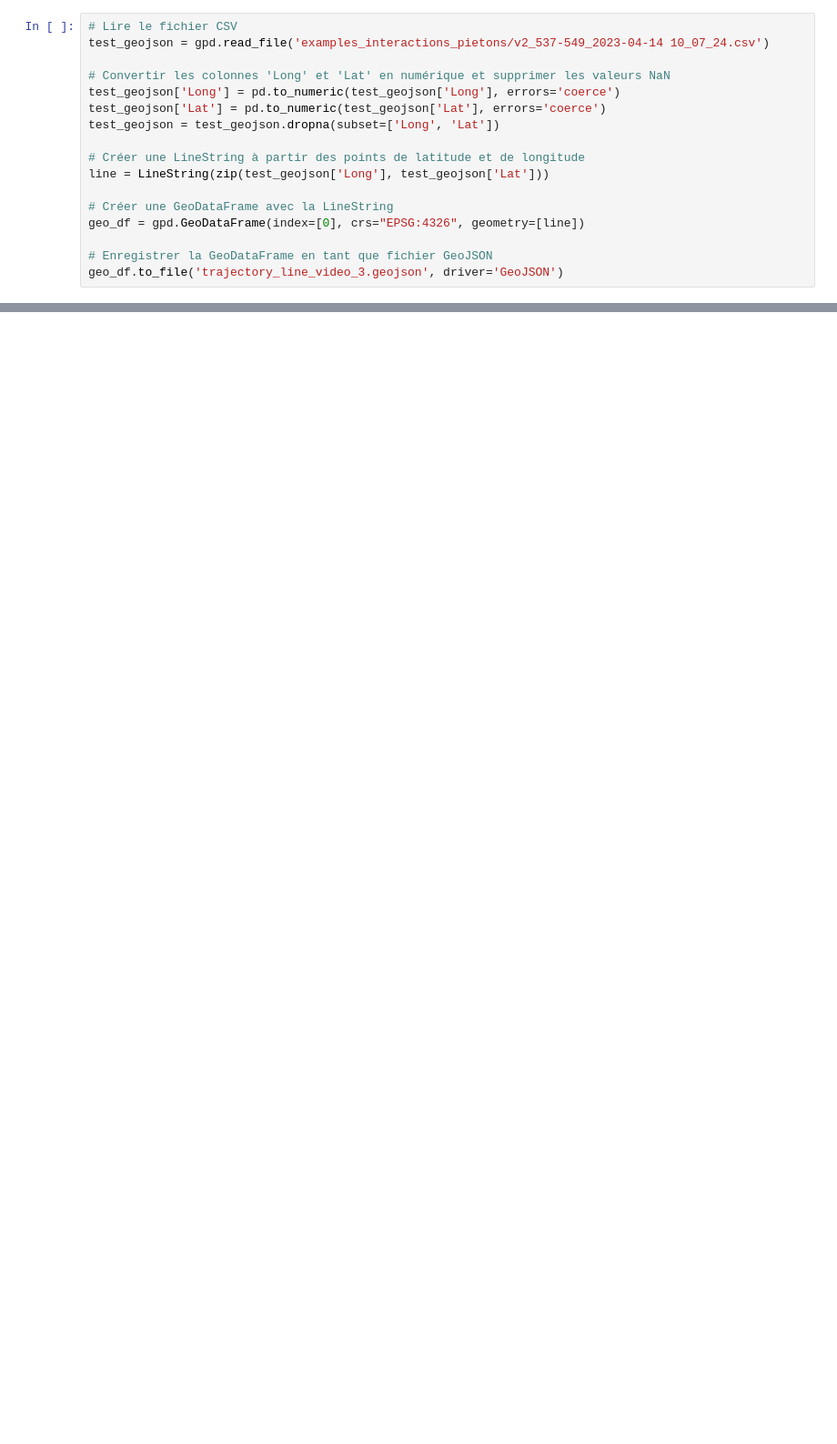
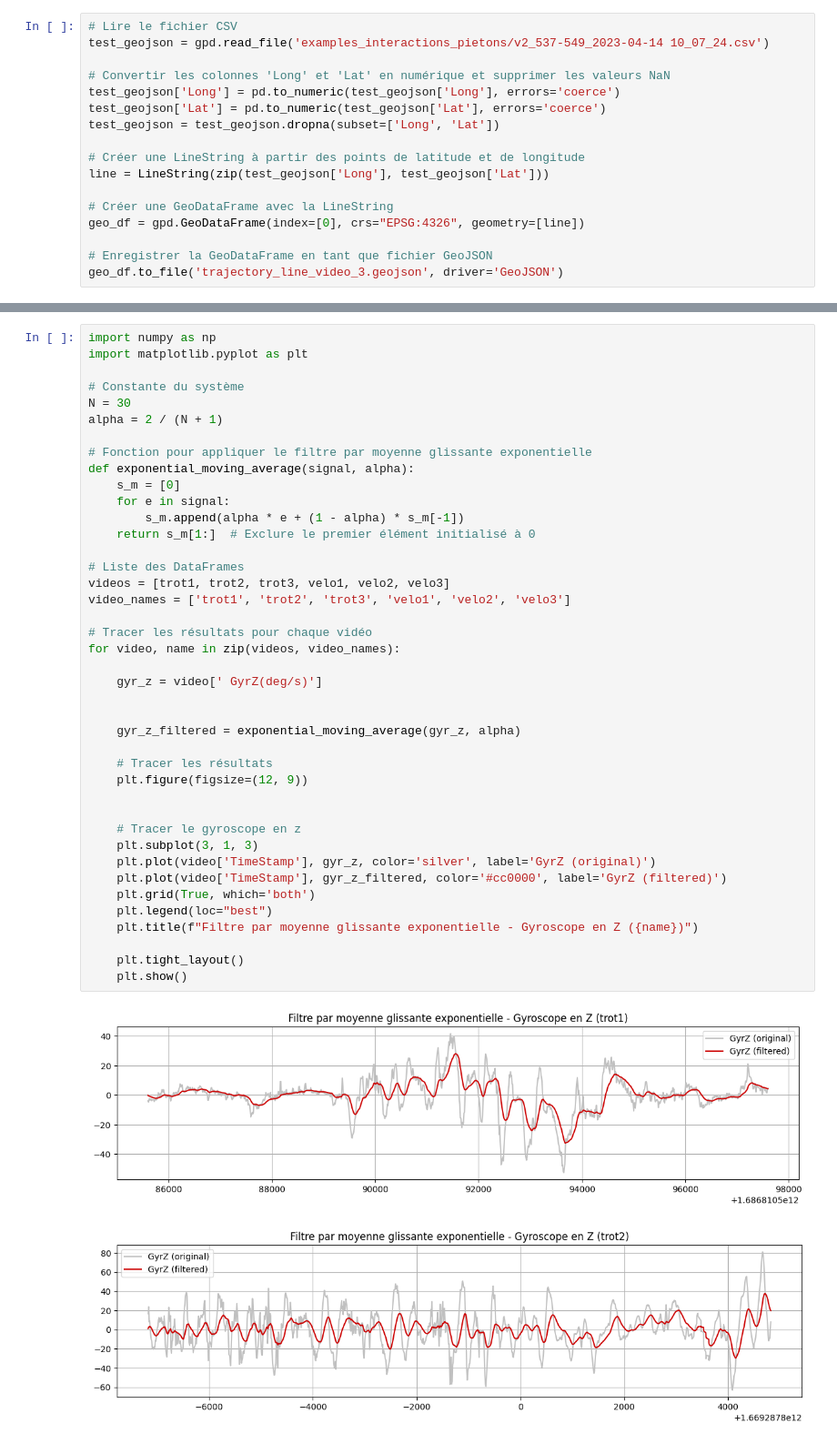
Before and after one commit to martin1207/NEWMOB, a Jupyter notebook: test.ipynb, the cells around one changed output, grey strips where cells are left out. Shown at 91% size. Cells and saved outputs as stored; diff of their text form; blank space fills up the shorter version.

```diff
--- a/test.ipynb
+++ b/test.ipynb
@@ -376,0 +493,44 @@ geo_df.to_file('trajectory_line_video_3.geojson', driver='GeoJSON')
+# %%
+import numpy as np
+import matplotlib.pyplot as plt
+
+# Constante du système
+N = 30
+alpha = 2 / (N + 1)
+
+# Fonction pour appliquer le filtre par moyenne glissante exponentielle
+def exponential_moving_average(signal, alpha):
+    s_m = [0]
+    for e in signal:
+        s_m.append(alpha * e + (1 - alpha) * s_m[-1])
+    return s_m[1:]  # Exclure le premier élément initialisé à 0
+
+# Liste des DataFrames
+videos = [trot1, trot2, trot3, velo1, velo2, velo3]
+video_names = ['trot1', 'trot2', 'trot3', 'velo1', 'velo2', 'velo3']
+
+# Tracer les résultats pour chaque vidéo
+for video, name in zip(videos, video_names):
+
+    gyr_z = video[' GyrZ(deg/s)']
+
+
+    gyr_z_filtered = exponential_moving_average(gyr_z, alpha)
+
+    # Tracer les résultats
+    plt.figure(figsize=(12, 9))
+
+
+    # Tracer le gyroscope en z
+    plt.subplot(3, 1, 3)
+    plt.plot(video['TimeStamp'], gyr_z, color='silver', label='GyrZ (original)')
+    plt.plot(video['TimeStamp'], gyr_z_filtered, color='#cc0000', label='GyrZ (filtered)')
+    plt.grid(True, which='both')
+    plt.legend(loc="best")
+    plt.title(f"Filtre par moyenne glissante exponentielle - Gyroscope en Z ({name})")
+
+    plt.tight_layout()
+    plt.show()
+# %% [output]
+[figure, added]
+[figure, added]
```
Also changed, not shown: parts of 6 cells of this notebook, 12 other files.
